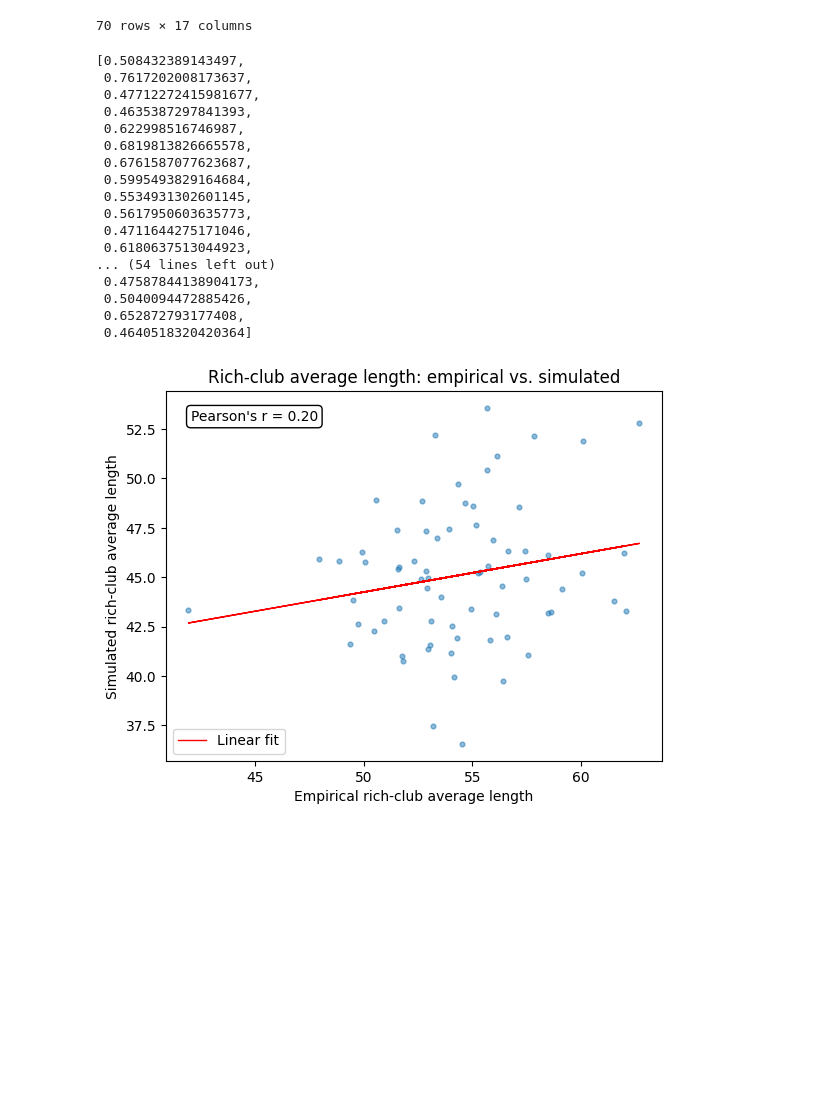
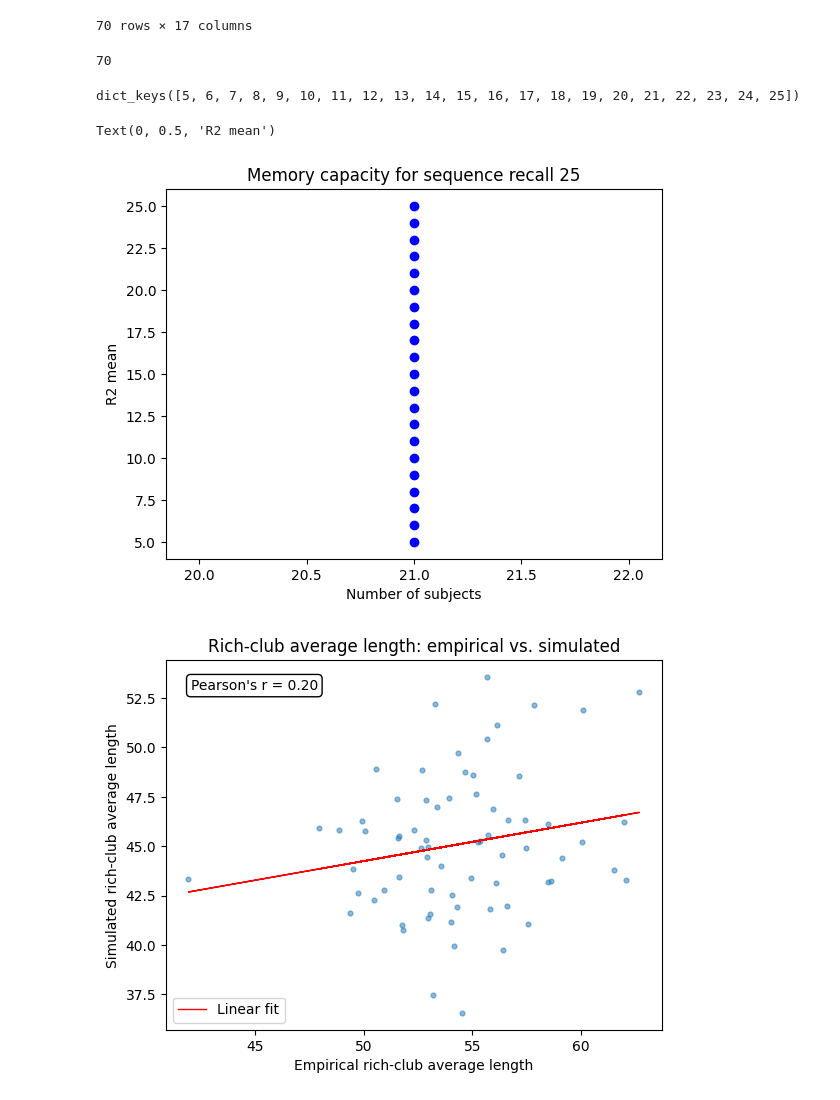
Before and after one commit to ad045/simba, a Jupyter notebook: notebooks/05_plotting_energy_grids.ipynb, the cells around one changed output. Drawn from its saved outputs; the diff is of its cells as text; code cells hidden in the pictures; blank space fills up the shorter version.

```diff
--- a/05_plotting_energy_grids.ipynb
+++ b/notebooks/05_plotting_energy_grids.ipynb
@@ -102,25 +106,24 @@ for subject in best_gnm_per_subject["sequence_recall"].values:
     # print(subject[5])
     # print(subject[5]["r2_mean"])
 
-mean_r2_sr[6]
+len(mean_r2_sr[5])
 # %% [output]
-[0.508432389143497,
- 0.7617202008173637,
- 0.47712272415981677,
- 0.4635387297841393,
- 0.622998516746987,
- 0.6819813826665578,
- 0.6761587077623687,
- 0.5995493829164684,
- 0.5534931302601145,
- 0.5617950603635773,
- 0.4711644275171046,
- 0.6180637513044923,
-... (54 lines left out)
- 0.47587844138904173,
- 0.5040094472885426,
- 0.652872793177408,
- 0.4640518320420364]
+70
+# %%
+mean_r2_sr.keys()
+# %% [output]
+dict_keys([5, 6, 7, 8, 9, 10, 11, 12, 13, 14, 15, 16, 17, 18, 19, 20, 21, 22, 23, 24, 25])
+# %%
+for i in mean_r2_sr.keys():
+    # plt.figure(figsize=(10, 5))
+    plt.scatter(len(mean_r2_sr), i, color="blue") # , label=str(i))
+plt.title(f"Memory capacity for sequence recall {i}")
+plt.xlabel("Number of subjects")
+plt.ylabel("R2 mean")
+# plt.savefig(OUTPUT_PATH + f"/memory_capacity_sequence_recall_{i}.png")
+# %% [output]
+Text(0, 0.5, 'R2 mean')
+[figure, added]
 # %%
 # variable_name = "richclub_avg_length"
 from src.plotting.graphical_measures_measured_vs_simulated import plot_graph_measure_vs_simulated
```
Also changed, not shown: parts of 1 cell of this notebook, 25 other files.
